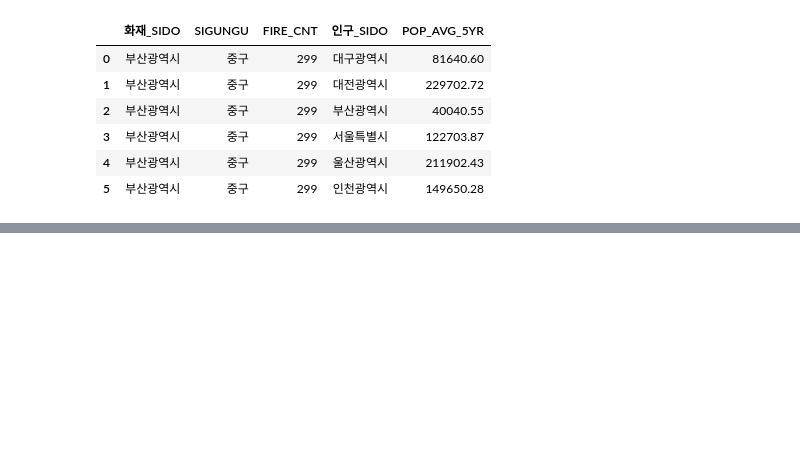
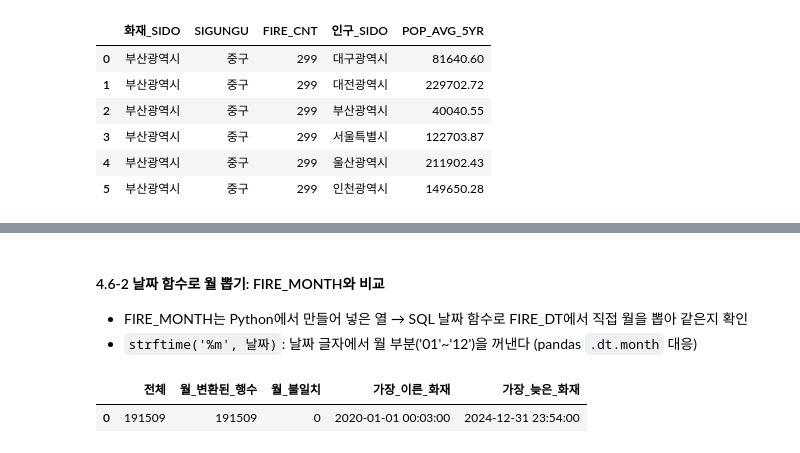
Before and after one commit to woohyun029/SQL-Data-Processing-Practice, a Jupyter notebook: SQL_04_FIRE.ipynb, the cells around one changed output, grey strips where cells are left out. Drawn from its saved outputs; the diff is of its cells as text; code cells hidden in the pictures; blank space fills up the shorter version.

```diff
--- a/SQL_04_FIRE.ipynb
+++ b/SQL_04_FIRE.ipynb
@@ -479,0 +517,17 @@ pd.read_sql(q, conn)
+# %% [markdown]
+#### 4.6-2 날짜 함수로 월 뽑기: FIRE_MONTH와 비교
+- FIRE_MONTH는 Python에서 만들어 넣은 열 → SQL 날짜 함수로 FIRE_DT에서 직접 월을 뽑아 같은지 확인
+- `strftime('%m', 날짜)`: 날짜 글자에서 월 부분('01'~'12')을 꺼낸다 (pandas `.dt.month` 대응)
+# %%
+q = """
+SELECT COUNT(*)                                                    AS 전체,
+       COUNT(strftime('%m', FIRE_DT))                              AS 월_변환된_행수,
+       SUM(FIRE_MONTH <> CAST(strftime('%m', FIRE_DT) AS INTEGER)) AS 월_불일치,
+       MIN(FIRE_DT)                                                AS 가장_이른_화재,
+       MAX(FIRE_DT)                                                AS 가장_늦은_화재
+FROM fire
+"""
+pd.read_sql(q, conn)
+# %% [output]
+|  | 전체 | 월_변환된_행수 | 월_불일치 | 가장_이른_화재 | 가장_늦은_화재 |
+| 0 | 191509 | 191509 | 0 | 2020-01-01 00:03:00 | 2024-12-31 23:54:00 |
```
Also changed, not shown: parts of 5 cells of this notebook.
